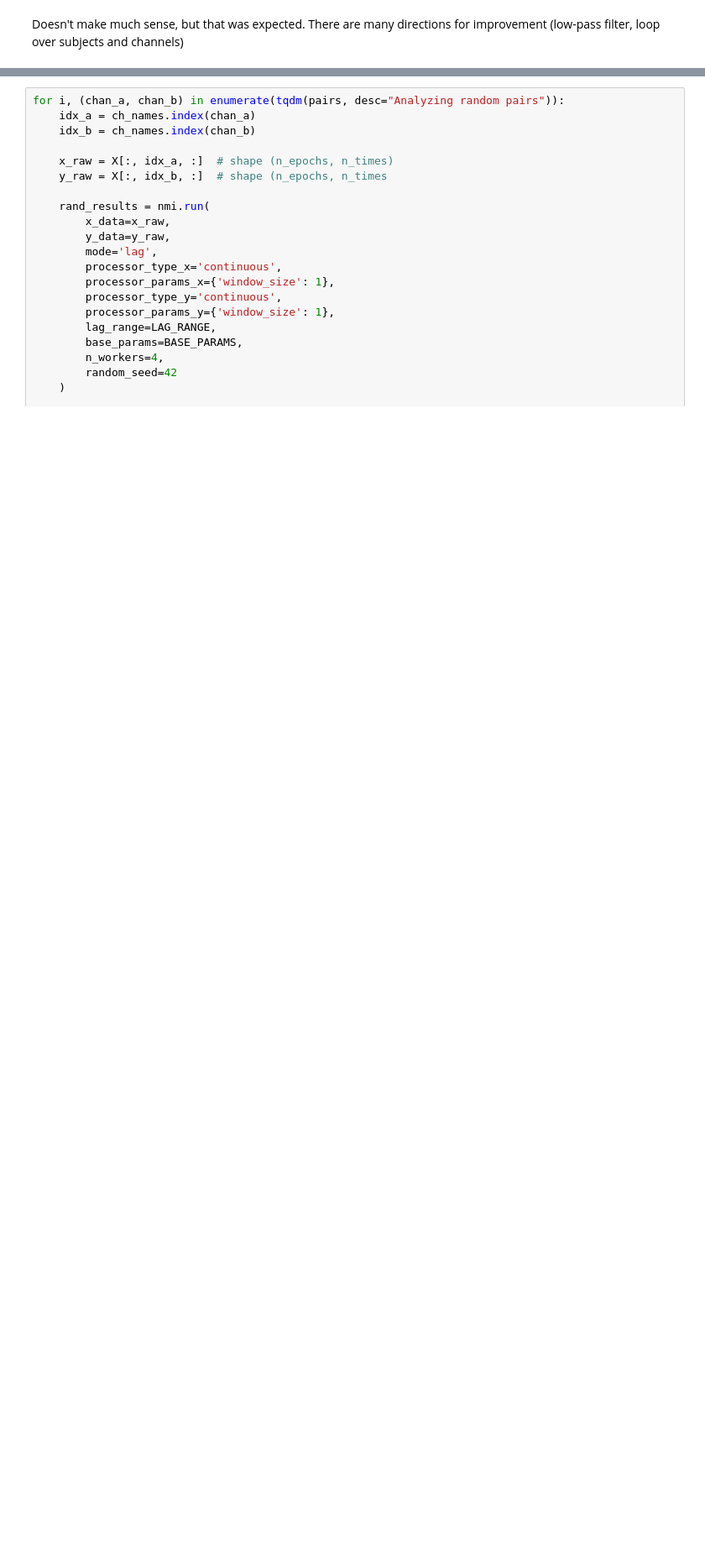
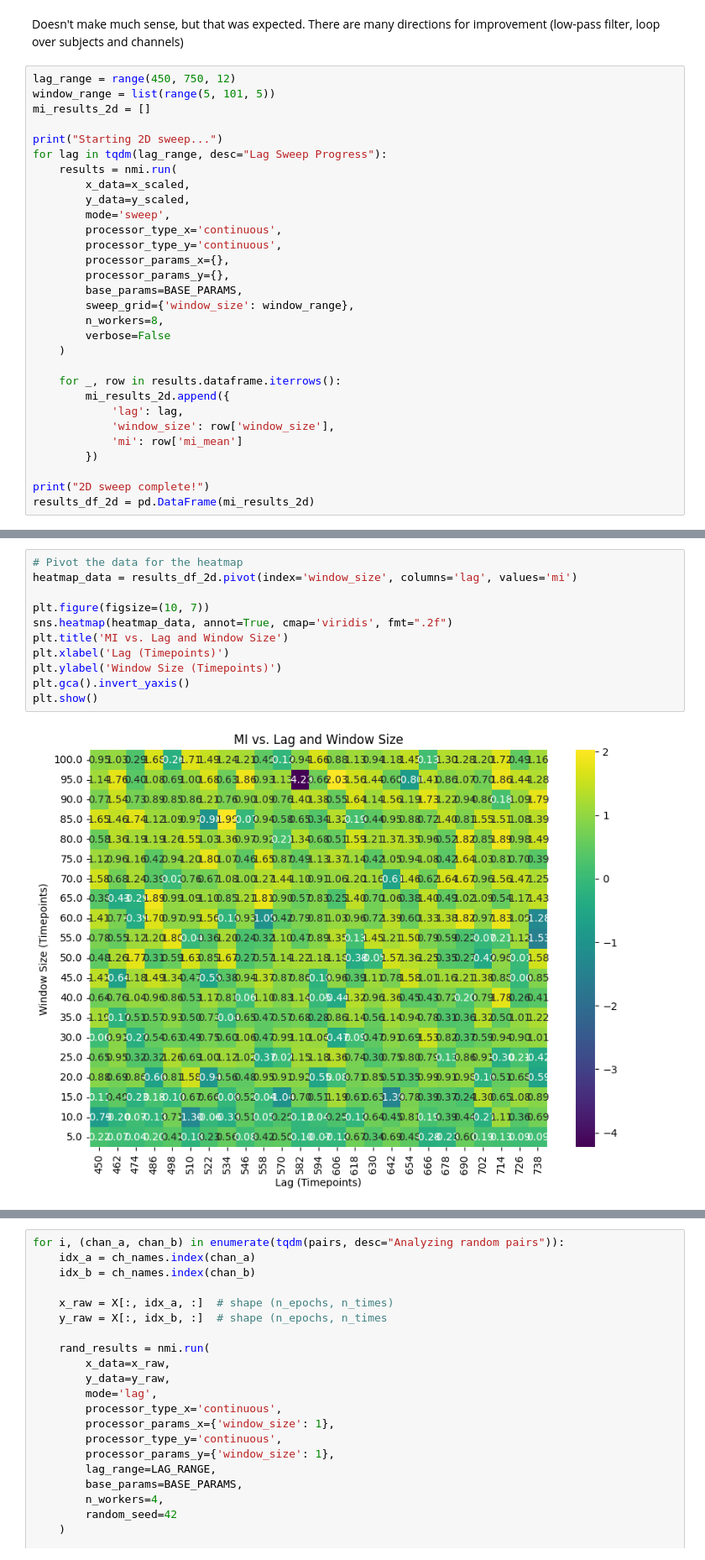
Before and after one commit to CRinHer/Phys-Cog-CISI-Group, a Jupyter notebook: notebooks/H2.ipynb, the cells around one changed output, grey strips where cells are left out. Shown at 84% size. Saved outputs shown, nothing was run; the diff lists cells and outputs as text; blank space fills up the shorter version.

```diff
--- a/notebooks/H2.ipynb
+++ b/notebooks/H2.ipynb
@@ -176,2 +177,32 @@ plt.show()
 # %% [markdown]
 Doesn't make much sense, but that was expected. There are many directions for improvement (low-pass filter, loop over subjects and channels)
+# %%
+lag_range = range(450, 750, 12)
+window_range = list(range(5, 101, 5))
+mi_results_2d = []
+
+print("Starting 2D sweep...")
+for lag in tqdm(lag_range, desc="Lag Sweep Progress"):
+    results = nmi.run(
+        x_data=x_scaled,
+        y_data=y_scaled,
+        mode='sweep',
+        processor_type_x='continuous',
+        processor_type_y='continuous',
+        processor_params_x={},
+        processor_params_y={},
+        base_params=BASE_PARAMS,
+        sweep_grid={'window_size': window_range},
+        n_workers=8,
+        verbose=False
+    )
+
+    for _, row in results.dataframe.iterrows():
+        mi_results_2d.append({
+            'lag': lag,
+            'window_size': row['window_size'],
+            'mi': row['mi_mean']
+        })
+
+print("2D sweep complete!")
+results_df_2d = pd.DataFrame(mi_results_2d)
@@ -177,0 +244,13 @@ Doesn't make much sense, but that was expected. There are many directions for im
+# %%
+# Pivot the data for the heatmap
+heatmap_data = results_df_2d.pivot(index='window_size', columns='lag', values='mi')
+
+plt.figure(figsize=(10, 7))
+sns.heatmap(heatmap_data, annot=True, cmap='viridis', fmt=".2f")
+plt.title('MI vs. Lag and Window Size')
+plt.xlabel('Lag (Timepoints)')
+plt.ylabel('Window Size (Timepoints)')
+plt.gca().invert_yaxis()
+plt.show()
+# %% [output]
+[figure, added]
```
Also changed, not shown: parts of 11 cells of this notebook, 4 other files.
